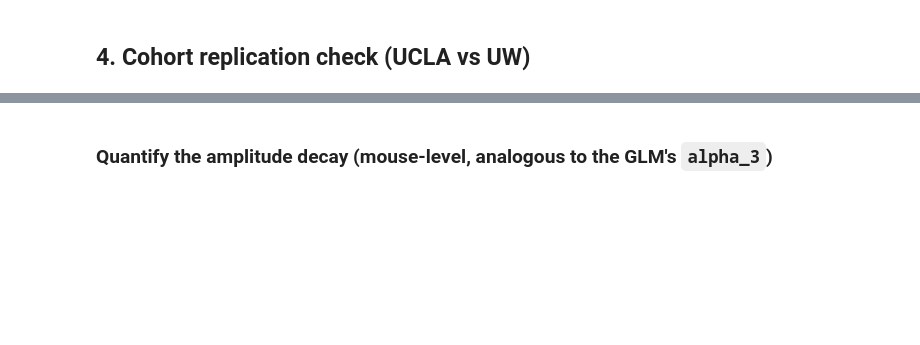
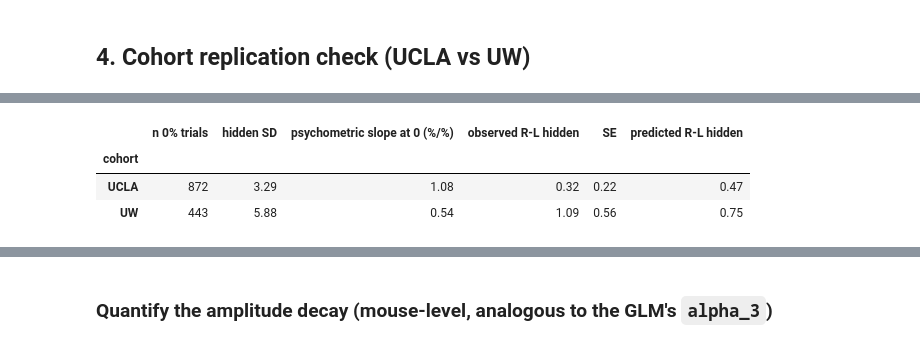
Before and after one commit to vaibrainium/decision-behavior-in-mice, a Jupyter notebook: notebooks/2.14-psychophysical-kernel-analysis.ipynb, the cells around one changed output, grey strips where cells are left out. Saved outputs shown, nothing was run; the diff lists cells and outputs as text; code cells hidden in the pictures; blank space fills up the shorter version.

```diff
--- a/notebooks/2.14-psychophysical-kernel-analysis.ipynb
+++ b/notebooks/2.14-psychophysical-kernel-analysis.ipynb
@@ -321,0 +447,33 @@ print(f"UCLA (n={len(ucla_amp)}) mean amp={ucla_amp.mean():.3f}, UW (n={len(uw_a
+# %%
+from scipy.optimize import curve_fit
+
+
+def psychometric(c, beta, alpha, lapse):
+    return lapse + (1 - 2 * lapse) / (1 + np.exp(-(beta * c + alpha)))
+
+
+rows = []
+for cohort, sub in controls.groupby("cohort"):
+    low = sub[sub["signed_coherence"].abs() <= 18]
+    (beta, alpha, lapse), _ = curve_fit(psychometric, low["signed_coherence"], low["choice"], p0=[0.05, 0, 0.05], bounds=([0, -5, 0], [1, 5, 0.45]))
+    slope0 = (1 - 2 * lapse) * beta / 4  # dP(right)/dc at c = 0, per % coherence
+    zero = sub[sub["signed_coherence"] == 0]
+    h, ch = zero["hidden_coherence"].values, zero["choice"].values
+    p = ch.mean()
+    observed = h[ch == 1].mean() - h[ch == 0].mean()
+    se = np.sqrt(h[ch == 1].var(ddof=1) / (ch == 1).sum() + h[ch == 0].var(ddof=1) / (ch == 0).sum())
+    rows.append({
+        "cohort": cohort,
+        "n 0% trials": len(zero),
+        "hidden SD": h.std(ddof=1),
+        "psychometric slope at 0 (%/%)": 100 * slope0,
+        "observed R-L hidden": observed,
+        "SE": se,
+        "predicted R-L hidden": h.var(ddof=1) * slope0 / (p * (1 - p)),
+    })
+pd.DataFrame(rows).set_index("cohort").round(2)
+# %% [output]
+|  | n 0% trials | hidden SD | psychometric slope at 0 (%/%) | observed R-L hidden | SE | predicted R-L hidden |
+| cohort |  |  |  |  |  |  |
+| UCLA | 872 | 3.29 | 1.08 | 0.32 | 0.22 | 0.47 |
+| UW | 443 | 5.88 | 0.54 | 1.09 | 0.56 | 0.75 |
```
Also changed, not shown: parts of 25 cells of this notebook, 2 other files.
